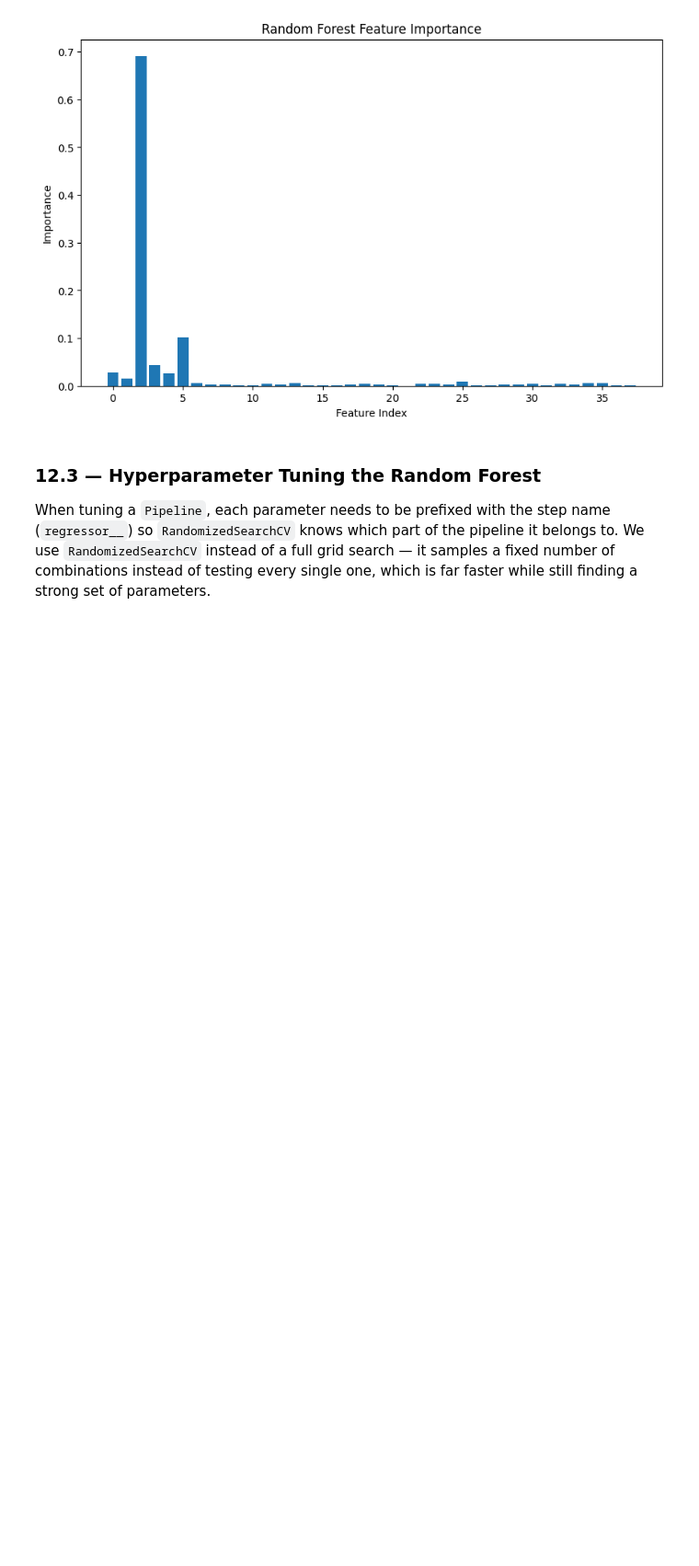
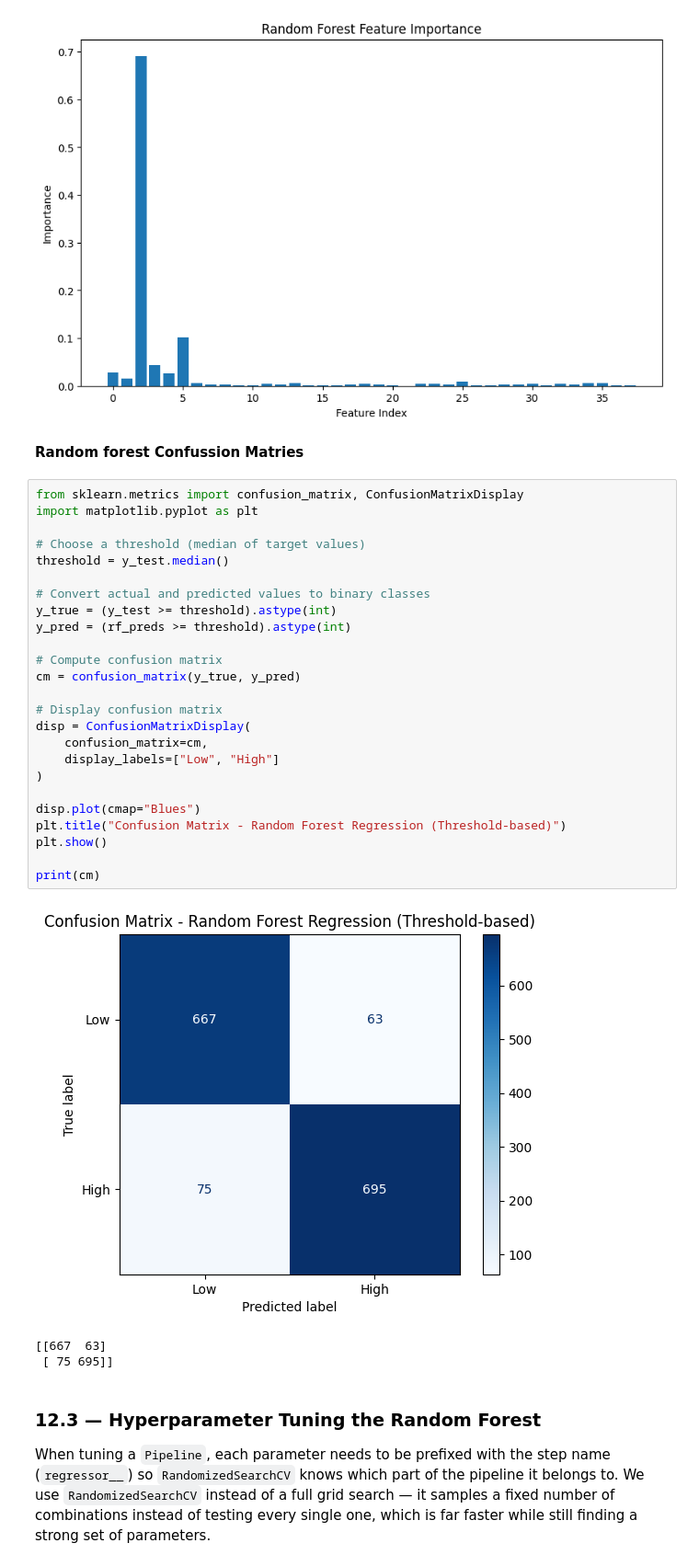
Before and after one commit to so8-ham/Menal-helth-prediction, a Jupyter notebook: ML_Project.ipynb, the cells around one changed output. Shown at 92% size. Drawn from its saved outputs; the diff is of its cells as text; blank space fills up the shorter version.

```diff
--- a/ML_Project.ipynb
+++ b/ML_Project.ipynb
@@ -582,6 +605,37 @@ plt.title("Random Forest Feature Importance")
 plt.show()
 # %% [output]
 [figure]
+# %% [markdown]
+**Random forest Confussion Matries**
+# %%
+from sklearn.metrics import confusion_matrix, ConfusionMatrixDisplay
+import matplotlib.pyplot as plt
+
+# Choose a threshold (median of target values)
+threshold = y_test.median()
+
+# Convert actual and predicted values to binary classes
+y_true = (y_test >= threshold).astype(int)
+y_pred = (rf_preds >= threshold).astype(int)
+
+# Compute confusion matrix
+cm = confusion_matrix(y_true, y_pred)
+
+# Display confusion matrix
+disp = ConfusionMatrixDisplay(
+    confusion_matrix=cm,
+    display_labels=["Low", "High"]
+)
+
+disp.plot(cmap="Blues")
+plt.title("Confusion Matrix - Random Forest Regression (Threshold-based)")
+plt.show()
+
+print(cm)
+# %% [output]
+[figure, added]
+[[667  63]
+ [ 75 695]]
 # %% [markdown]
 ### 12.3 — Hyperparameter Tuning the Random Forest
 
```
Also changed, not shown: parts of 2 cells of this notebook.
